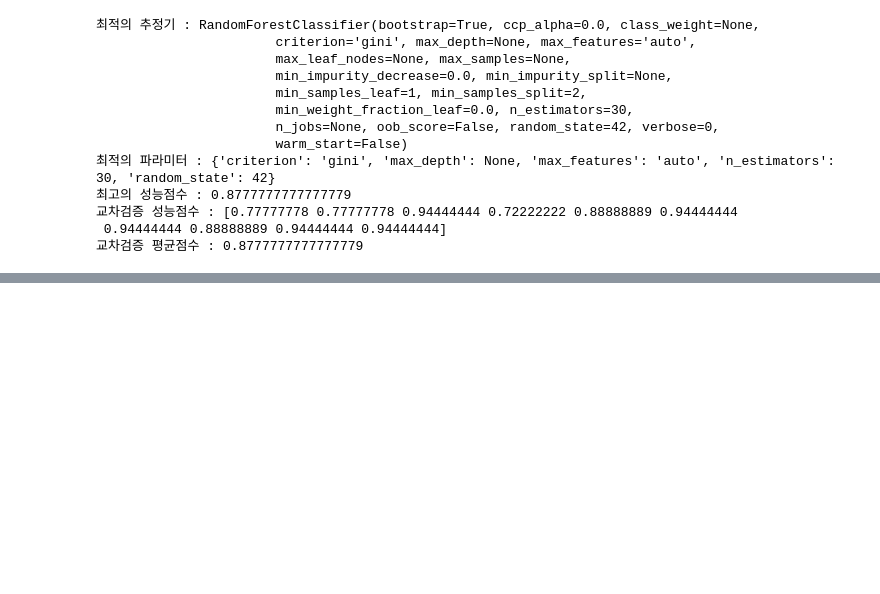
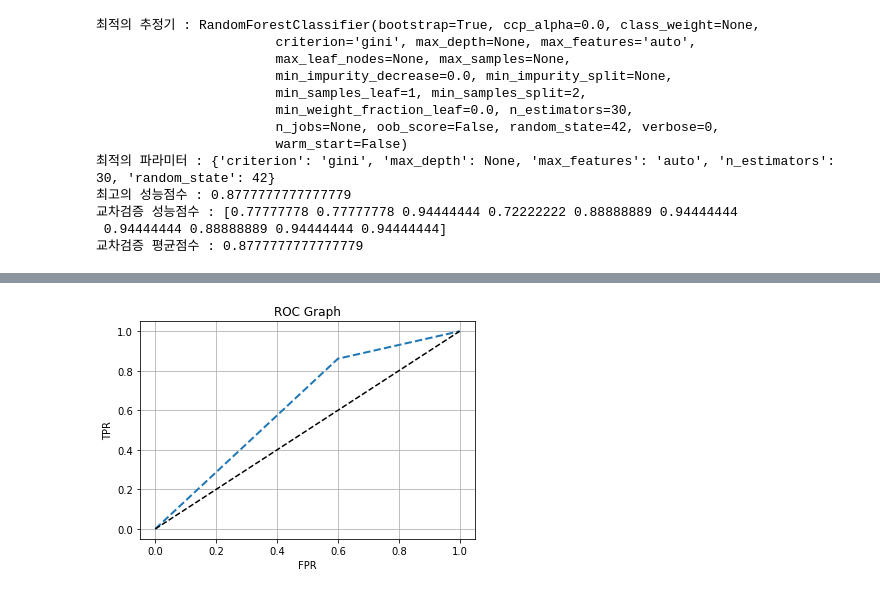
Before and after one commit to Ash-Stat/An-Si-Hyun, a Jupyter notebook: 무슨일이조_데이터정제.ipynb, the cells around one changed output, grey strips where cells are left out. Drawn from its saved outputs; the diff is of its cells as text; code cells hidden in the pictures; blank space fills up the shorter version.

```diff
--- a/무슨일이조_데이터정제.ipynb
+++ b/무슨일이조_데이터정제.ipynb
@@ -1915,0 +1942,12 @@ print('교차검증 평균점수 :',hyper_model2_score.mean())
+# %%
+train_1_result=hyper_model1.best_estimator_.predict(train_x)
+test_1_result=hyper_model1.best_estimator_.predict(test_x)
+
+train_2_result=hyper_model2.best_estimator_.predict(train_x)
+test_2_result=hyper_model2.best_estimator_.predict(test_x)
+
+train_3_result=hyper_model3.best_estimator_.predict(train_x)
+test_3_result=hyper_model3.best_estimator_.predict(test_x)
+
+train_4_result=hyper_model4.best_estimator_.predict(train_x)
+test_4_result=hyper_model4.best_estimator_.predict(test_x)
@@ -1915,0 +2110,12 @@ print('교차검증 평균점수 :',hyper_model2_score.mean())
+# %%
+fpr, tpr, thresholds = roc_curve(test_y, test_1_result)
+
+plt.plot(fpr, tpr, '--', linewidth=2 )
+plt.plot([0,1],[0,1],'k--')
+plt.xlabel('FPR')
+plt.ylabel('TPR')
+plt.title('ROC Graph')
+plt.grid()
+plt.show()
+# %% [output]
+[figure, added]
```
Also changed, not shown: parts of 17 cells of this notebook.
